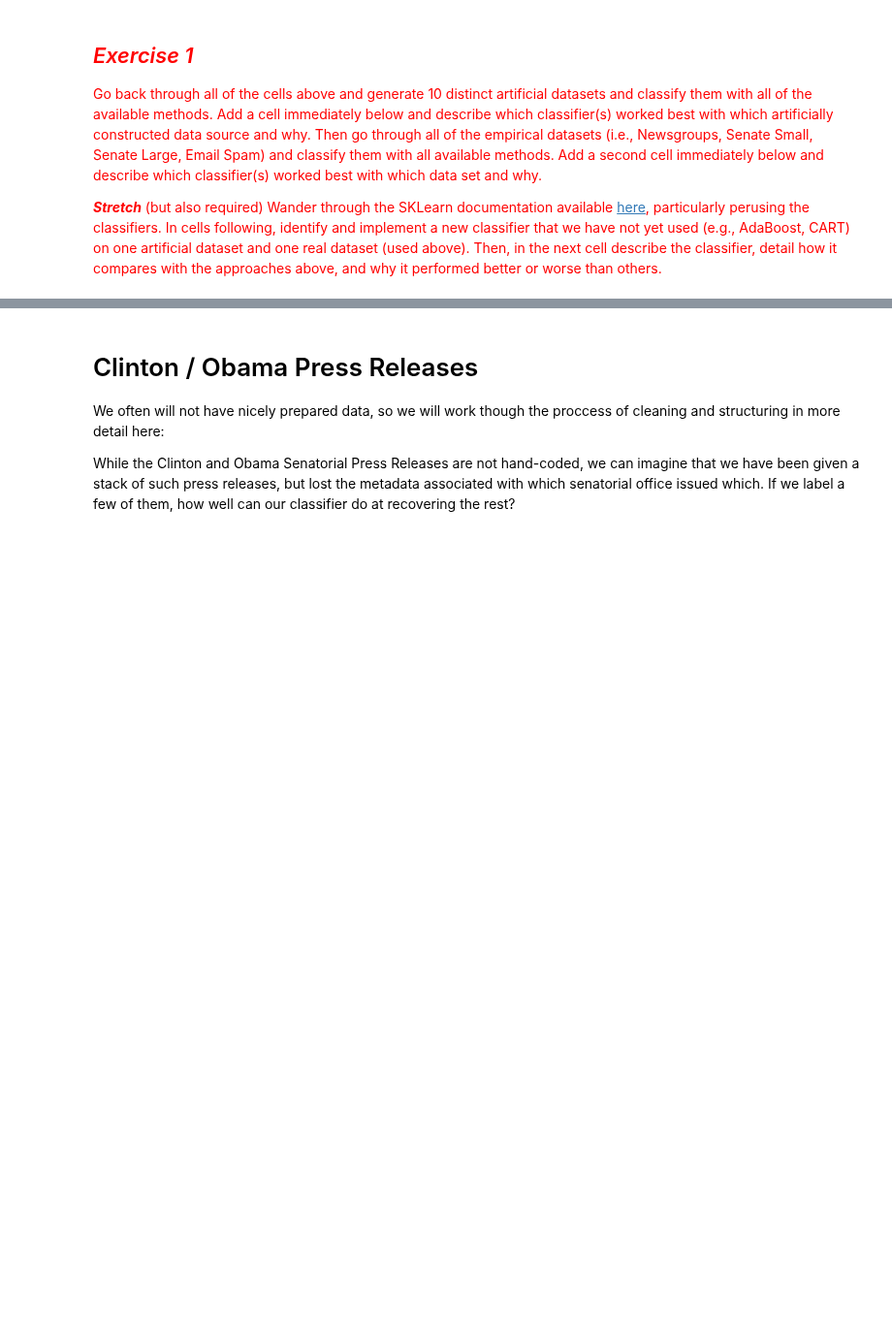
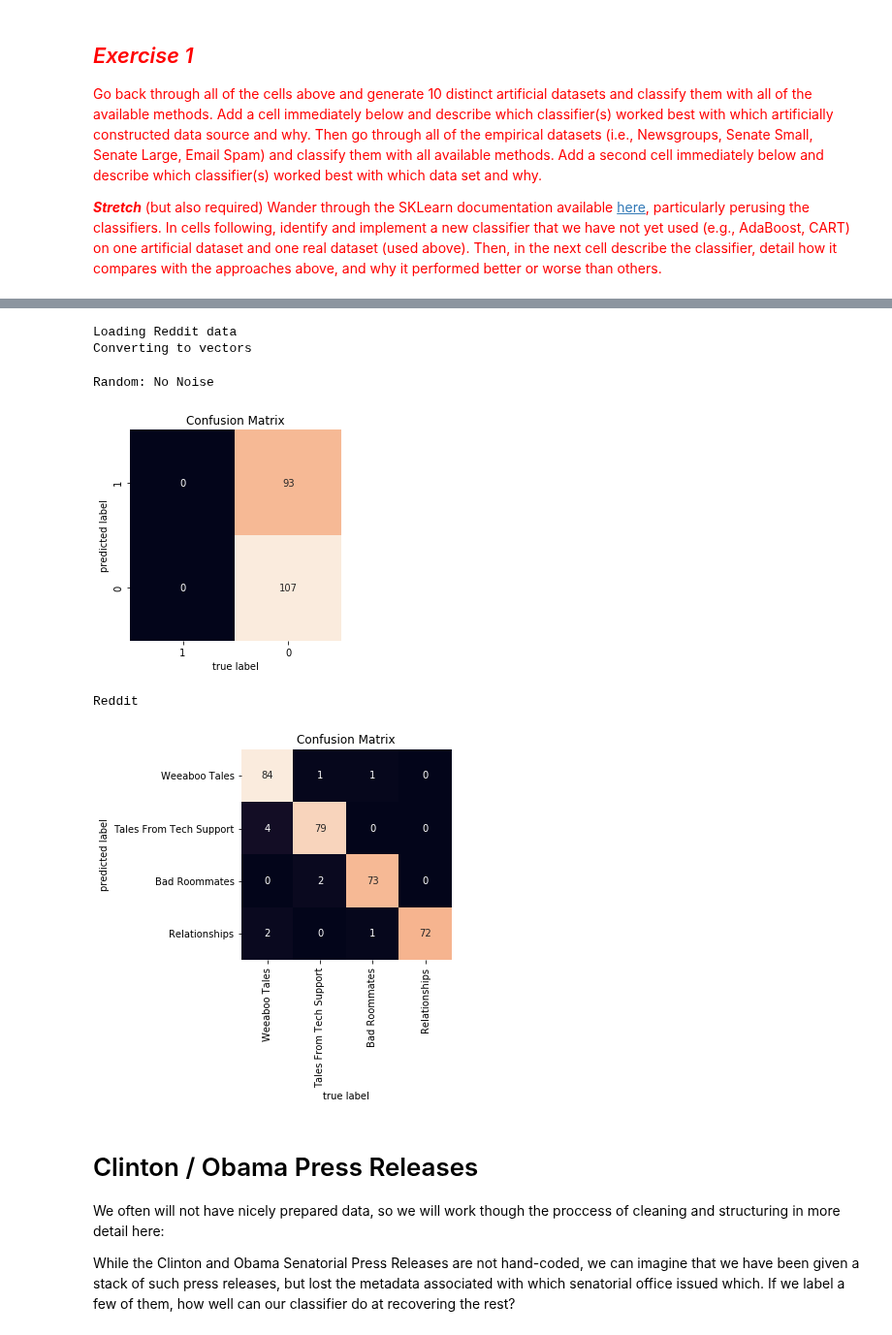
Before and after one commit to katykoenig/Content-Analysis-2020, a Jupyter notebook: week-3/3-Classification.ipynb, the cells around one changed output, grey strips where cells are left out. Shown at 97% size. Cells and saved outputs as stored; diff of their text form; code cells hidden in the pictures; blank space fills up the shorter version.

```diff
--- a/week-3/3-Classification.ipynb
+++ b/week-3/3-Classification.ipynb
@@ -221,14 +227,15 @@ for noise in noises:
 # %%
 # now use real data
-real_datasets = [lucem_illud_2020.trainTestSplit(lucem_illud_2020.loadReddit()),
-                lucem_illud_2020.trainTestSplit(lucem_illud_2020.loadNewsGroups()),
-                lucem_illud_2020.trainTestSplit(lucem_illud_2020.loadSenateSmall()),
-                lucem_illud_2020.trainTestSplit(lucem_illud_2020.loadSenateLarge()),
-                lucem_illud_2020.trainTestSplit(lucem_illud_2020.loadSpam())]
-for data in real_datasets:
+real_datasets = [("Reddit", lucem_illud_2020.loadReddit()),
+                ("News", lucem_illud_2020.loadNewsGroups()),
+                ("Senate Small", lucem_illud_2020.loadSenateSmall()),
+                ("Senate Large", lucem_illud_2020.loadSenateLarge()),
+                ("Spam", lucem_illud_2020.loadSpam())]
+for name, data in real_datasets:
     dfTrain, dfTest = lucem_illud_2020.trainTestSplit(data)
     for key, val in clfs_dict.items():
         clf = clfs_dict[key]
         clf.fit(np.stack(dfTrain['vect'], axis=0), dfTrain['category'])
+        print(name)
         lucem_illud_2020.evaluateClassifier(clf, dfTest)
         lucem_illud_2020.plotConfusionMatrix(clf, dfTest)
@@ -237,3 +246,23 @@ for data in real_datasets:
+# %%
+# stretch
+mixed_datasets = [("Random: No Noise", lucem_illud_2020.random()),
+                  ("Reddit", lucem_illud_2020.loadReddit())]
+# %% [output]
+Loading Reddit data
+Converting to vectors
+# %%
+for name, data in mixed_datasets:
+    dfTrain, dfTest = lucem_illud_2020.trainTestSplit(data)
+    clf = sklearn.linear_model.SGDClassifier(loss="hinge", penalty="l2", max_iter=5)
+    clf.fit(np.stack(dfTrain['vect'], axis=0), dfTrain['category'])
+    print(name)
+    lucem_illud_2020.evaluateClassifier(clf, dfTest)
+    lucem_illud_2020.plotConfusionMatrix(clf, dfTest)
+# %% [output]
+Random: No Noise
+[figure, added]
+Reddit
+[figure, added]
 # %% [markdown]
 # Clinton / Obama Press Releases
 
```
Also changed, not shown: parts of 7 cells of this notebook.
